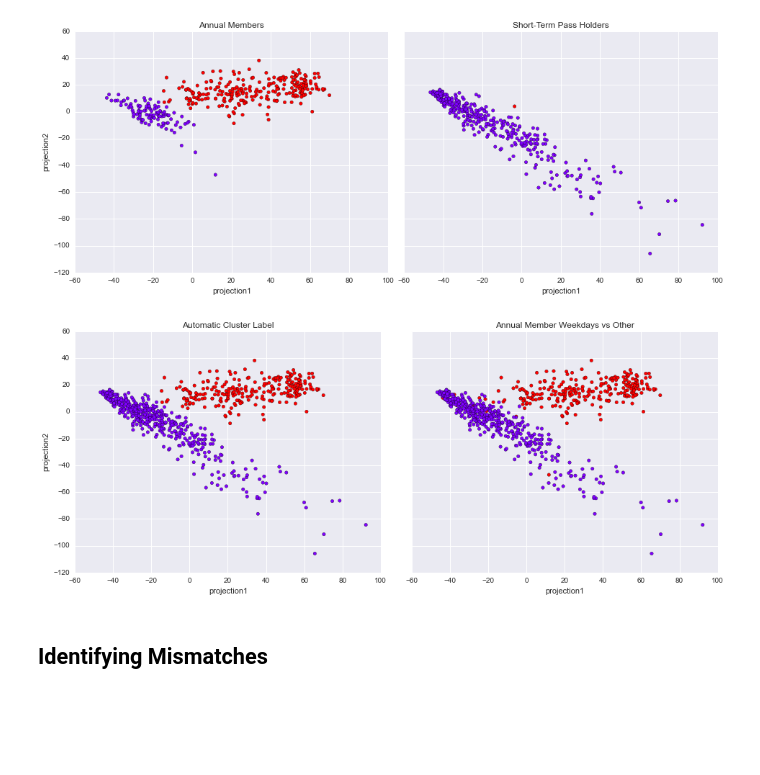
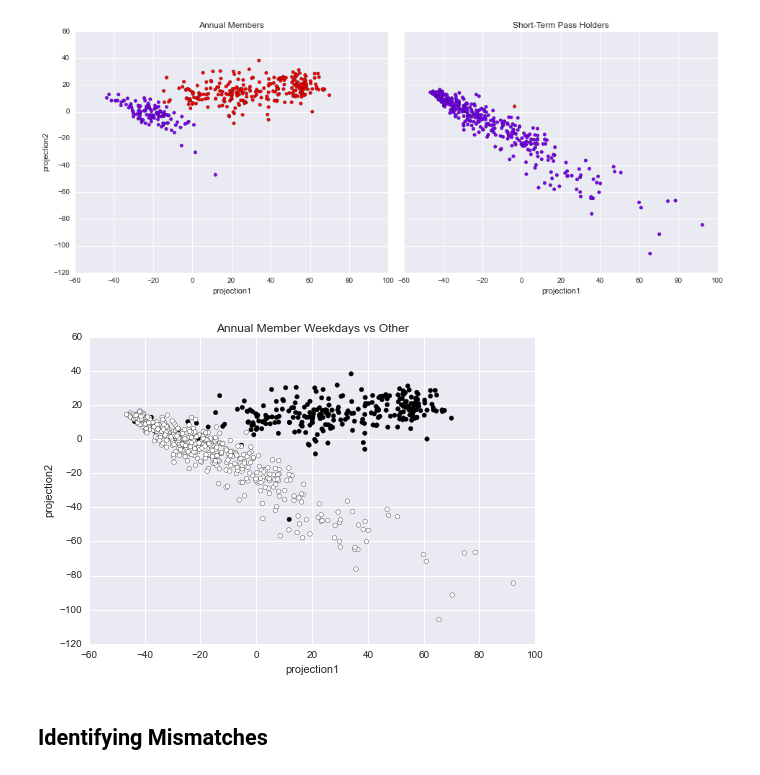
Before and after one commit to jakevdp/ProntoData, a Jupyter notebook: WorkHabits.ipynb, the cells around one changed output. Cells and saved outputs as stored; diff of their text form; code cells hidden in the pictures; blank space fills up the shorter version.

```diff
--- a/WorkHabits.ipynb
+++ b/WorkHabits.ipynb
@@ -30,4 +32,6 @@ from sklearn.decomposition import PCA
 data = hourly[np.arange(24)].values
 data_pca = PCA(2).fit_transform(data)
 hourly['projection1'], hourly['projection2'] = data_pca.T
+# %%
+hourly['total rides'] = hourly.sum(axis=1)
 # %%
@@ -87,20 +88,18 @@ for i, col in enumerate(['Annual Member', 'Short-Term Pass Holder']):
 # %%
 usertype = hourly.index.get_level_values('usertype')
 weekday = hourly.index.get_level_values('date').dayofweek < 5
 hourly['commute'] = (weekday & (usertype == "Annual Member"))
 
-fig, ax = plt.subplots(1, 2, figsize=(16, 6), sharex=True, sharey=True)
-fig.subplots_adjust(wspace=0.1)
+fig, ax = plt.subplots()
 
-hourly.plot('projection1', 'projection2', c='cluster', kind='scatter',
-            cmap='rainbow', colorbar=False, ax=ax[0]);
 hourly.plot('projection1', 'projection2', c='commute', kind='scatter',
-            cmap='rainbow', colorbar=False, ax=ax[1]);
+            cmap='binary', colorbar=False, ax=ax);
 
-ax[0].set_title("Automatic Cluster Label")
-ax[1].set_title("Annual Member Weekdays vs Other");
+ax.set_title("Annual Member Weekdays vs Other")
+
+fig.savefig('figs/pca_true_weekends.png', bbox_inches='tight')
 # %% [output]
-[figure, old version]
+[figure, new version]
 # %% [markdown]
 ## Identifying Mismatches
 # %%
```
Also changed, not shown: parts of 6 cells of this notebook, 6 other files.
